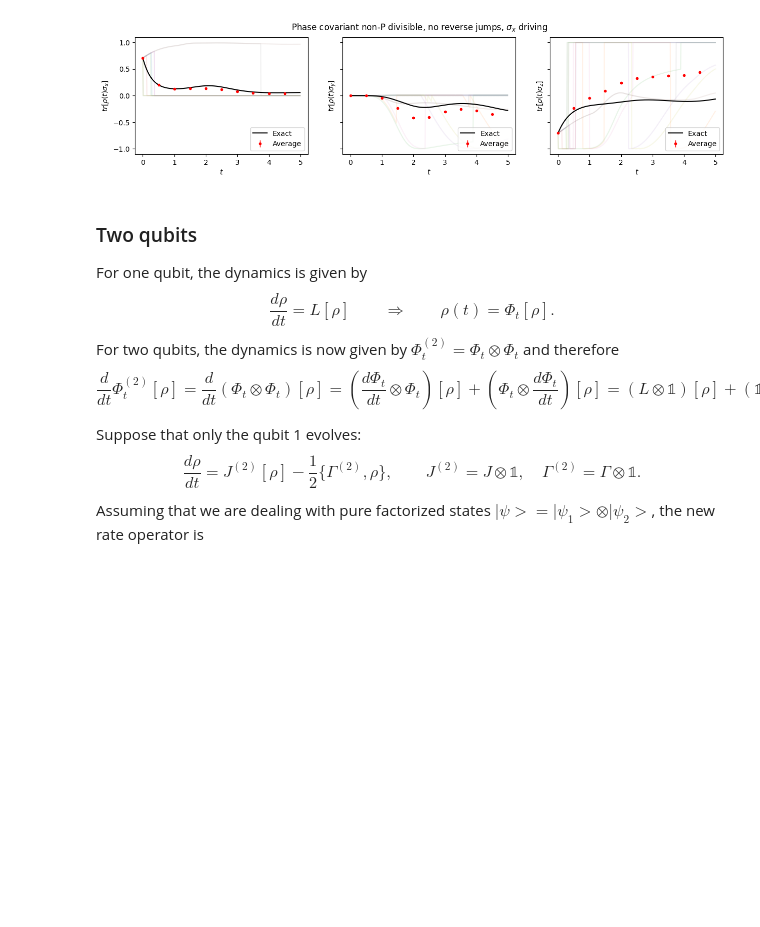
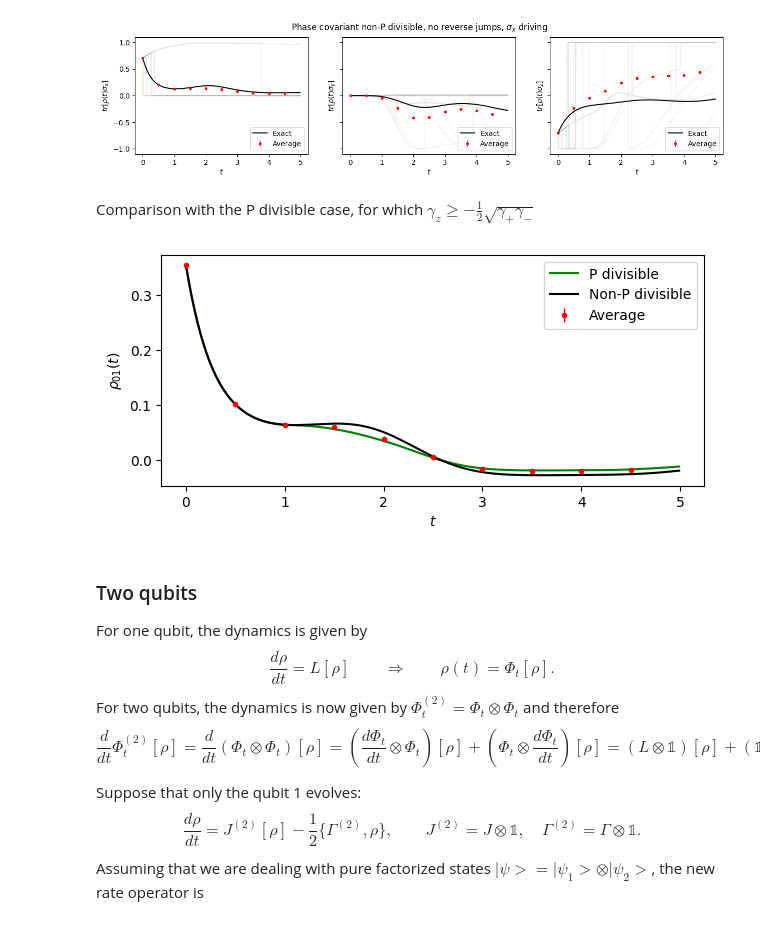
Before and after one commit to federicoSettimo/ROQJ, a Jupyter notebook: Examples/Phase covariant.ipynb, the cells around one changed output. Cells and saved outputs as stored; diff of their text form; code cells hidden in the pictures; blank space fills up the shorter version.

Commit message:
Added comparison between P and non-P div

```diff
--- a/Examples/Phase covariant.ipynb
+++ b/Examples/Phase covariant.ipynb
@@ -257,6 +257,49 @@ With a driving $H\propto\sigma_x$ it's not working - no idea why
 plot("Phase covariant non-P divisible, no reverse jumps, $\sigma_x$ driving")
 # %% [output]
 [figure]
+# %% [markdown]
+Comparison with the P divisible case, for which $\gamma_z \ge -\frac12\sqrt{\gamma_+\gamma_-}$
+# %%
+plt.rcParams["figure.figsize"] = (7,3)
+filein = open("../params.txt")
+Ncopies = int(filein.readline())
+Nensemble = int(filein.readline())
+ti = float(filein.readline())
+tf = float (filein.readline())
+dt = float(filein.readline())
+print_traj = bool(filein.readline())
+Ntraj = int(filein.readline())
+dimH = int(filein.readline())
+Npoints = int((tf-ti)/dt)
+
+t = np.arange(ti,tf,dt)
+
+exact = np.zeros(Npoints)
+exact_P = np.zeros(Npoints)
+avg_obs = np.zeros(Npoints)
+err_obs = np.zeros(Npoints)
+f_exact = open("../analytic.txt")
+f_P = open("../analytic_P.txt")
+f_avg = open("../average.txt")
+f_err = open("../error.txt")
+for k in range(Npoints):
+    exact[k] = f_exact.readline()
+    exact_P[k] = f_P.readline()
+    avg_obs[k] = f_avg.readline()
+    err_obs[k] = f_err.readline()
+
+plt.plot(t,exact_P,color='green', label="P divisible")
+plt.plot(t,exact,color='black', label="Non-P divisible")
+plt.errorbar(t,avg_obs,err_obs, marker='o', markersize=3, color='red', label="Average", errorevery=50, markevery=50, linewidth=0, elinewidth=1)
+
+plt.legend(loc="upper right")
+plt.xlabel(r'$t$')
+
+plt.ylabel(r'$\rho_{01}(t)$')
+
+plt.show();
+# %% [output]
+[figure, added]
 # %% [markdown]
 ### Two qubits
 For one qubit, the dynamics is given by
```
